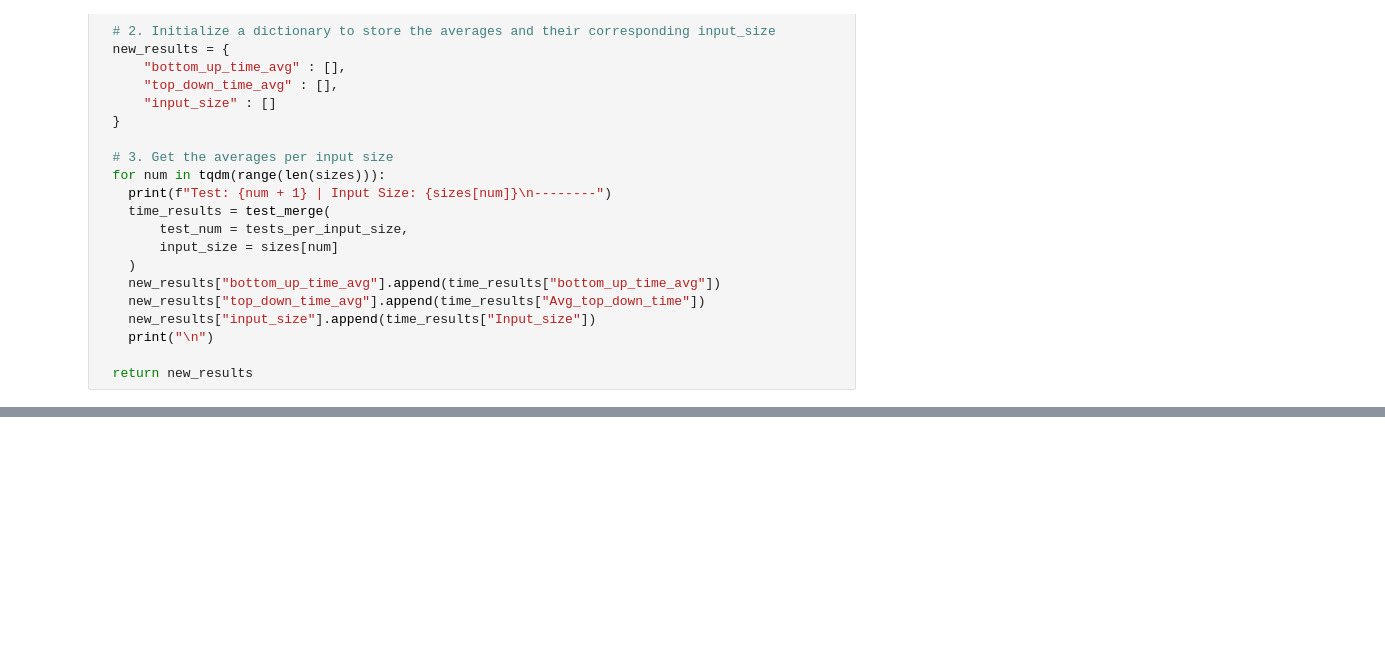
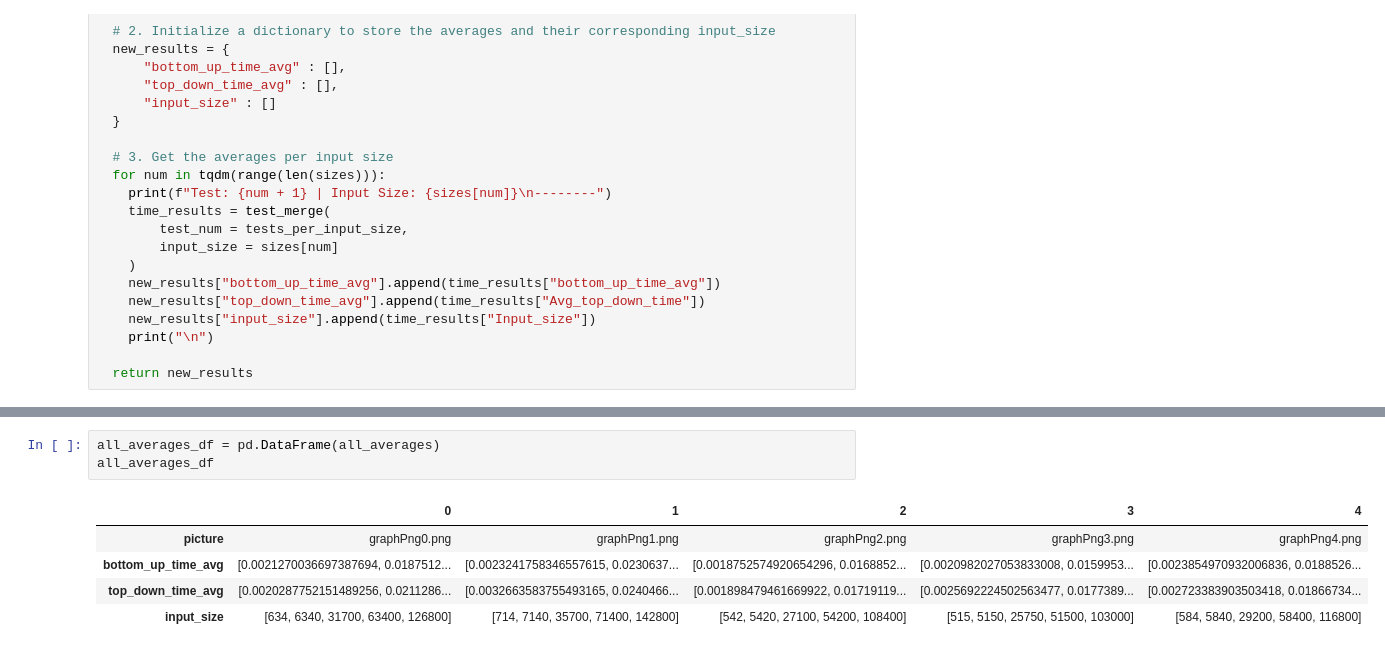
Before and after one commit to kraigochieng/merge-sort-variations, a Jupyter notebook: MergeSorts2.ipynb, the cells around one changed output, grey strips where cells are left out. Drawn from its saved outputs; the diff is of its cells as text; blank space fills up the shorter version.

```diff
--- a/MergeSorts2.ipynb
+++ b/MergeSorts2.ipynb
@@ -238,0 +308,9 @@ plot_durations(time_averages_per_size)
+# %%
+all_averages_df = pd.DataFrame(all_averages)
+all_averages_df
+# %% [output]
+|  | 0 | 1 | 2 | 3 | 4 |
+| picture | graphPng0.png | graphPng1.png | graphPng2.png | graphPng3.png | graphPng4.png |
+| bottom_up_time_avg | [0.0021270036697387694, 0.0187512... | [0.0023241758346557615, 0.0230637... | [0.0018752574920654296, 0.0168852... | [0.0020982027053833008, 0.0159953... | [0.0023854970932006836, 0.0188526... |
+| top_down_time_avg | [0.0020287752151489256, 0.0211286... | [0.0032663583755493165, 0.0240466... | [0.001898479461669922, 0.01719119... | [0.0025692224502563477, 0.0177389... | [0.002723383903503418, 0.01866734... |
+| input_size | [634, 6340, 31700, 63400, 126800] | [714, 7140, 35700, 71400, 142800] | [542, 5420, 27100, 54200, 108400] | [515, 5150, 25750, 51500, 103000] | [584, 5840, 29200, 58400, 116800] |
```
Also changed, not shown: parts of 10 cells of this notebook.
